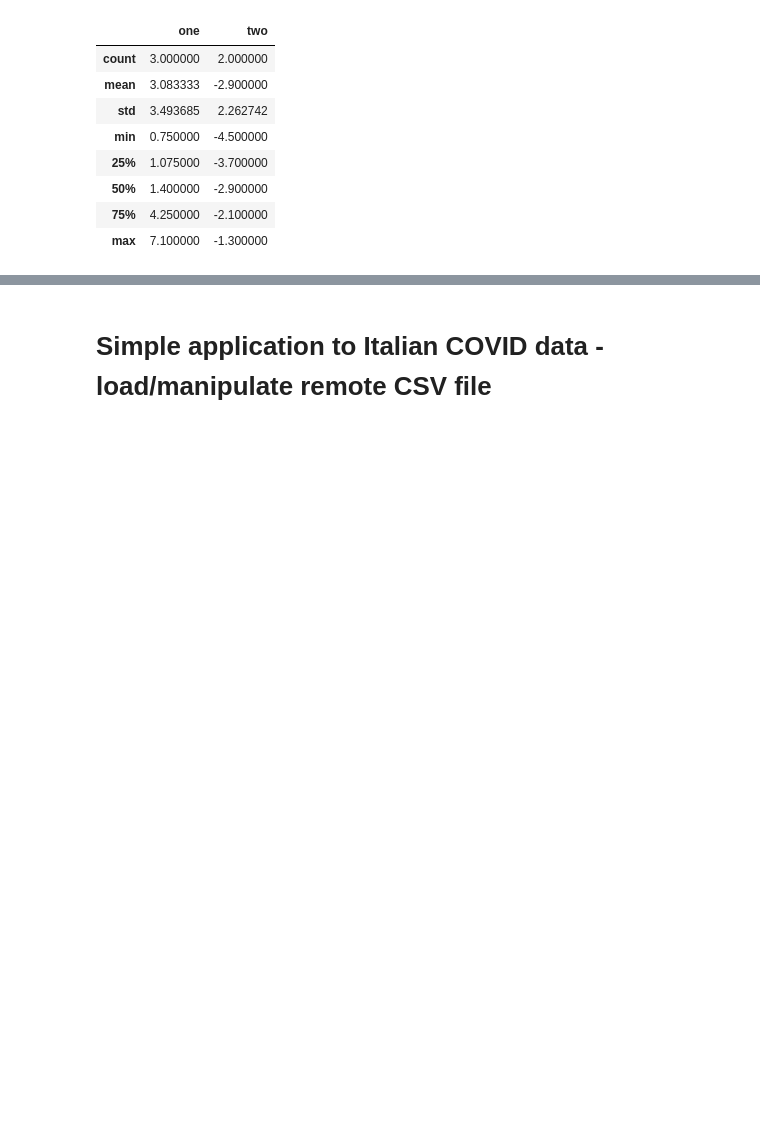
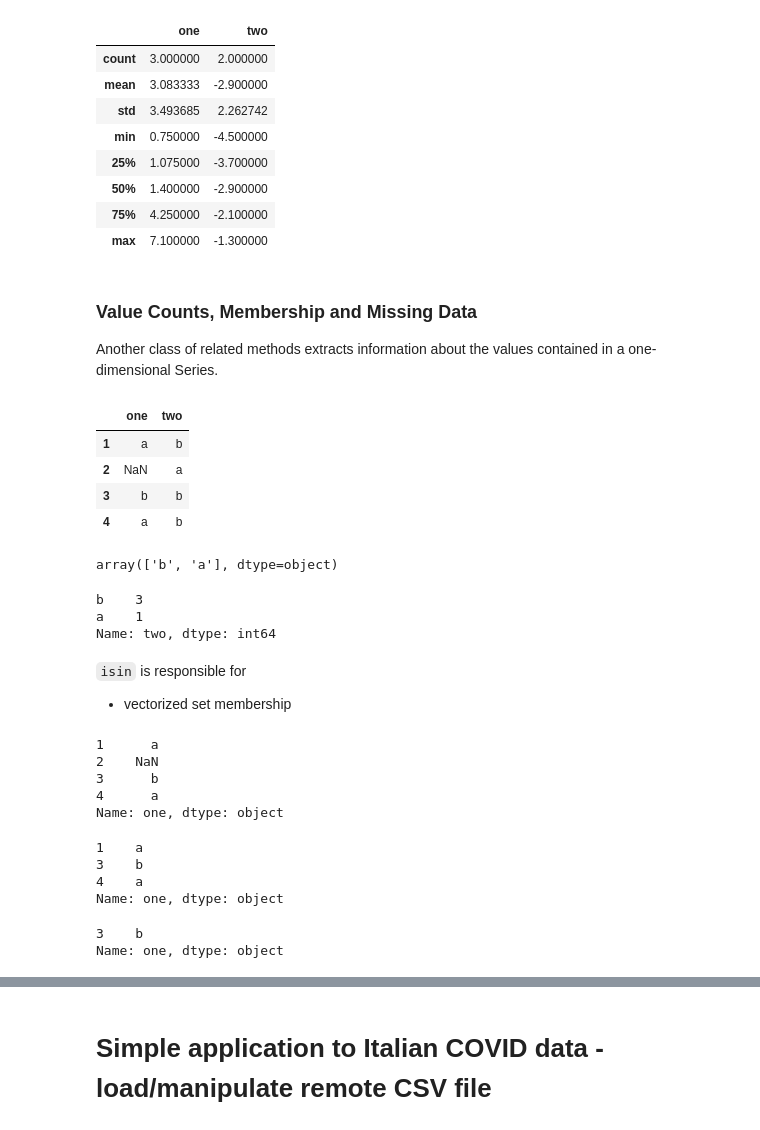
Before and after one commit to EMbeDS-education/IPDPP-GSSI-20202021, a Jupyter notebook: jupyter/jupyterNotebooks/Part1_NumPy_Pandas.ipynb, the cells around one changed output, grey strips where cells are left out. Saved outputs shown, nothing was run; the diff lists cells and outputs as text; code cells hidden in the pictures; blank space fills up the shorter version.

```diff
--- a/jupyter/jupyterNotebooks/Part1_NumPy_Pandas.ipynb
+++ b/jupyter/jupyterNotebooks/Part1_NumPy_Pandas.ipynb
@@ -1842,3 +1842,53 @@ df.describe() #Compute set of summary statistics for Series or each DataFrame co
 | 50% | 1.400000 | -2.900000 |
 | 75% | 4.250000 | -2.100000 |
 | max | 7.100000 | -1.300000 |
+# %% [markdown]
+ ### Value Counts, Membership and Missing Data
+ Another class of related methods extracts information about the values contained in a
+one-dimensional Series.
+# %%
+df = pd.DataFrame([['a', 'b'], [np.nan, 'a'],
+                   ['b', 'b'], ['a', 'b']],
+                  index=[1,2,3,4],
+                  columns=['one', 'two'])
+
+df
+# %% [output]
+|  | one | two |
+| 1 | a | b |
+| 2 | NaN | a |
+| 3 | b | b |
+| 4 | a | b |
+# %%
+df.two.unique() # unique, which gives you an array of the unique values in a Series
+# %% [output]
+array(['b', 'a'], dtype=object)
+# %%
+df.two.value_counts() # computes a Series containing value frequencies:
+# %% [output]
+b    3
+a    1
+Name: two, dtype: int64
+# %% [markdown]
+`isin` is responsible for
+- vectorized set membership
+# %%
+df.one
+# %% [output]
+1      a
+2    NaN
+3      b
+4      a
+Name: one, dtype: object
+# %%
+df.one[df.one.isin(['b', 'a'])]
+# %% [output]
+1    a
+3    b
+4    a
+Name: one, dtype: object
+# %%
+df.one[df.one.isin(['b'])]
+# %% [output]
+3    b
+Name: one, dtype: object
```
Also changed, not shown: parts of 3 cells of this notebook.
